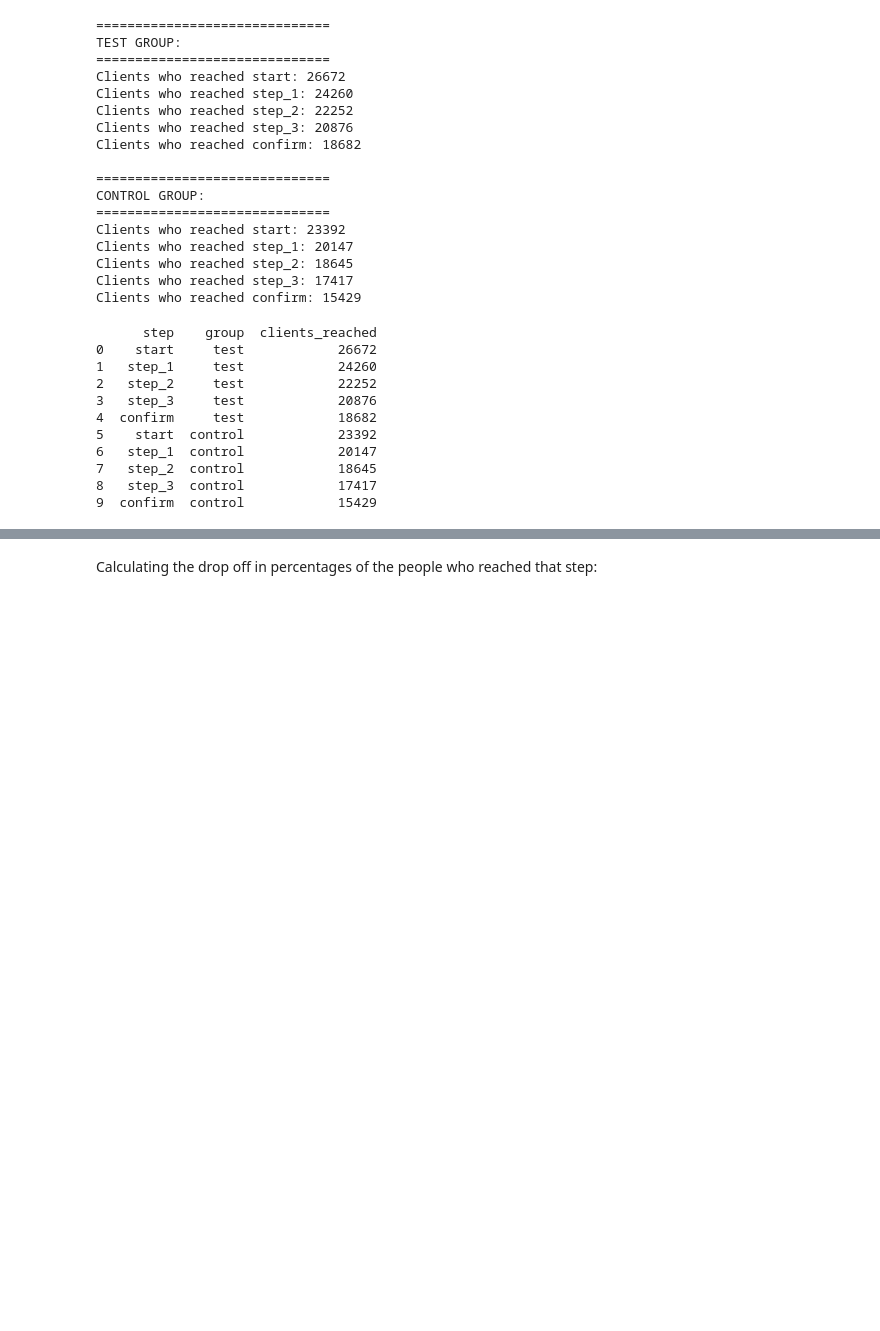
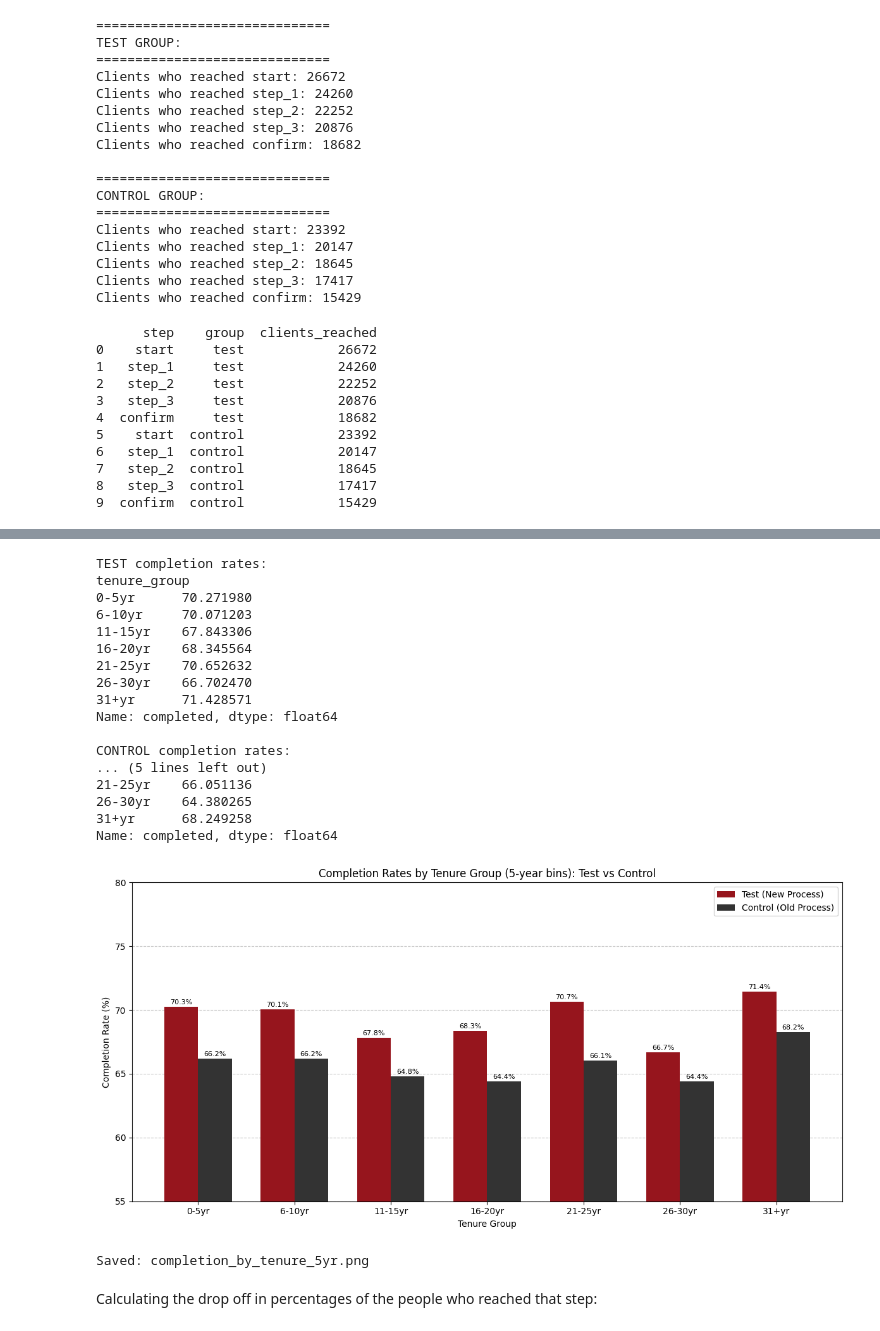
Before and after one commit to BMAS30/2nd-project, a Jupyter notebook: Notebooks/sarah_tenure.ipynb, the cells around one changed output, grey strips where cells are left out. Saved outputs shown, nothing was run; the diff lists cells and outputs as text; code cells hidden in the pictures; blank space fills up the shorter version.

```diff
--- a/Notebooks/sarah_tenure.ipynb
+++ b/Notebooks/sarah_tenure.ipynb
@@ -70,8 +70,8 @@ p-value,
 the statistical test prerequisites,
 other relevant statistical measures in your analysis.
 # %%
-tenure_control = pd.read_csv(config["output_data"]["file3"])
-tenure_control
+clients_control = pd.read_csv(config["output_data"]["file3"])
+clients_control
 # %% [output]
 |  | client_id | clnt_tenure_yr | clnt_tenure_mnth | clnt_age | gendr | num_accts | bal | calls_6_mnth | ... |
 | 0 | 2304905 | 7.0 | 94.0 | 58.0 | U | 2.0 | 110860.30 | 6.0 | ... |
@@ -120,6 +120,8 @@ array([ 6.,  5., 16., 30., 15.,  4.,  3., 11.,  8., 12.,  7., 19., 18.,
 clients_test['logons_6_mnth'].unique()
 # %% [output]
 array([9., 6., 4., 8., 7., 5., 3.])
+# %%
+tenure_control = clients_control
 # %%
 # Check tenure in both groups
 print("TEST GROUP:")
@@ -1204,3 +1266,72 @@ print(df_reached)"""
+# %%
+# Create 5-year bins
+bins   = [0, 5, 10, 15, 20, 25, 30, 100]
+labels = ['0-5yr', '6-10yr', '11-15yr', '16-20yr', '21-25yr', '26-30yr', '31+yr']
+
+tenure_test['tenure_group']    = pd.cut(tenure_test['clnt_tenure_yr'],    bins=bins, labels=labels)
+tenure_control['tenure_group'] = pd.cut(tenure_control['clnt_tenure_yr'], bins=bins, labels=labels)
+
+# Recalculate rates
+test_rates    = tenure_test.groupby('tenure_group')['completed'].mean() * 100
+control_rates = tenure_control.groupby('tenure_group')['completed'].mean() * 100
+
+print("TEST completion rates:")
+print(test_rates)
+print("\nCONTROL completion rates:")
+print(control_rates)
+
+# Plot
+x = np.arange(len(labels))
+width = 0.35
+
+fig, ax = plt.subplots(figsize=(12, 6))
+
+bars_test    = ax.bar(x - width/2, test_rates,    width, label='Test (New Process)',     color='#96151d')
+bars_control = ax.bar(x + width/2, control_rates, width, label='Control (Old Process)', color='#333333')
+
+# Value labels
+for bar in bars_test.patches + bars_control.patches:
+    ax.text(
+        bar.get_x() + bar.get_width() / 2,
+        bar.get_height() + 0.1,
+        f'{bar.get_height():.1f}%',
+        ha='center', va='bottom', fontsize=8
+    )
+
+ax.set_xlabel('Tenure Group')
+ax.set_ylabel('Completion Rate (%)')
+ax.set_title('Completion Rates by Tenure Group (5-year bins): Test vs Control')
+ax.set_xticks(x)
+ax.set_xticklabels(labels)
+ax.set_ylim(55, 80)
+ax.legend()
+ax.yaxis.grid(True, linestyle='--', alpha=0.7)
+ax.set_axisbelow(True)
+
+plt.tight_layout()
+#plt.savefig('../Figures/completion_by_tenure_5yr.png', dpi=150)
+plt.show()
+print("Saved: completion_by_tenure_5yr.png")
+# %% [output]
+TEST completion rates:
+tenure_group
+0-5yr      70.271980
+6-10yr     70.071203
+11-15yr    67.843306
+16-20yr    68.345564
+21-25yr    70.652632
+26-30yr    66.702470
+31+yr      71.428571
+Name: completed, dtype: float64
+
+CONTROL completion rates:
+... (5 lines left out)
+21-25yr    66.051136
+26-30yr    64.380265
+31+yr      68.249258
+Name: completed, dtype: float64
+[figure, added]
+Saved: completion_by_tenure_5yr.png
 # %% [markdown]
 Calculating the drop off in percentages of the people who reached that step:
 # %%
```
Also changed, not shown: parts of 6 cells of this notebook, 12 other files.
